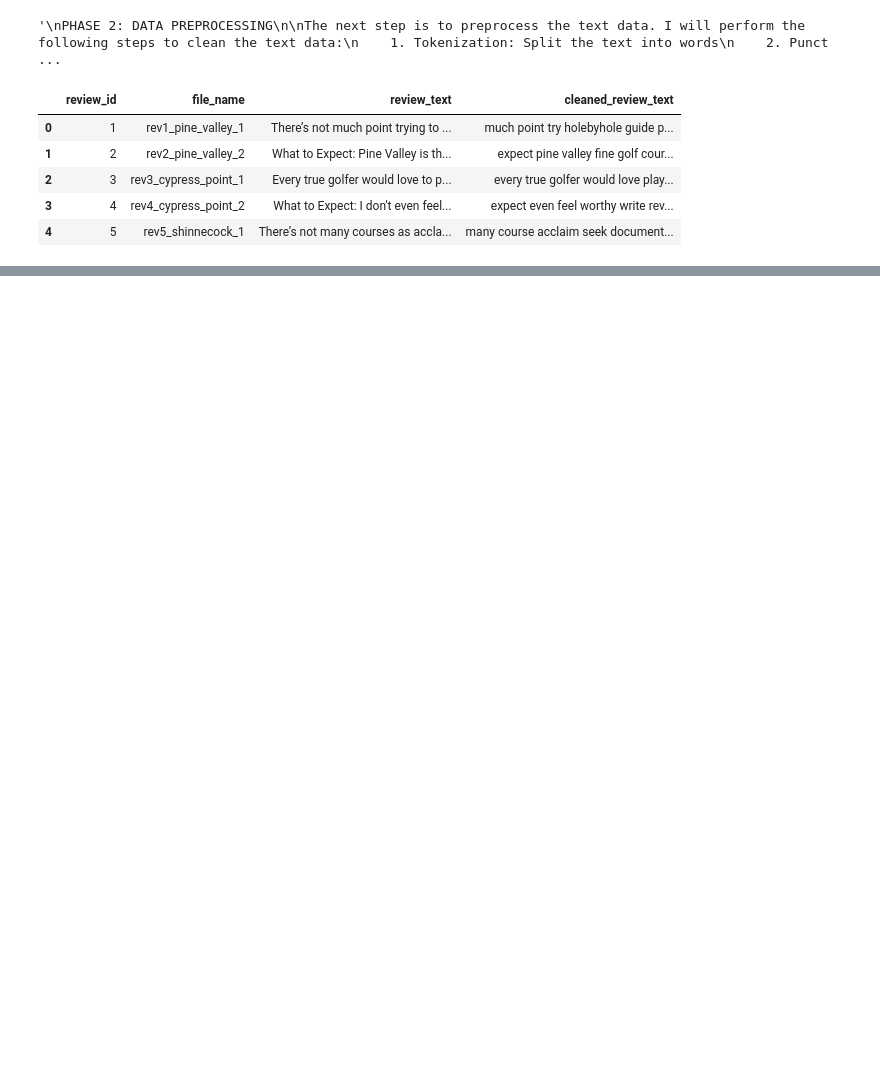
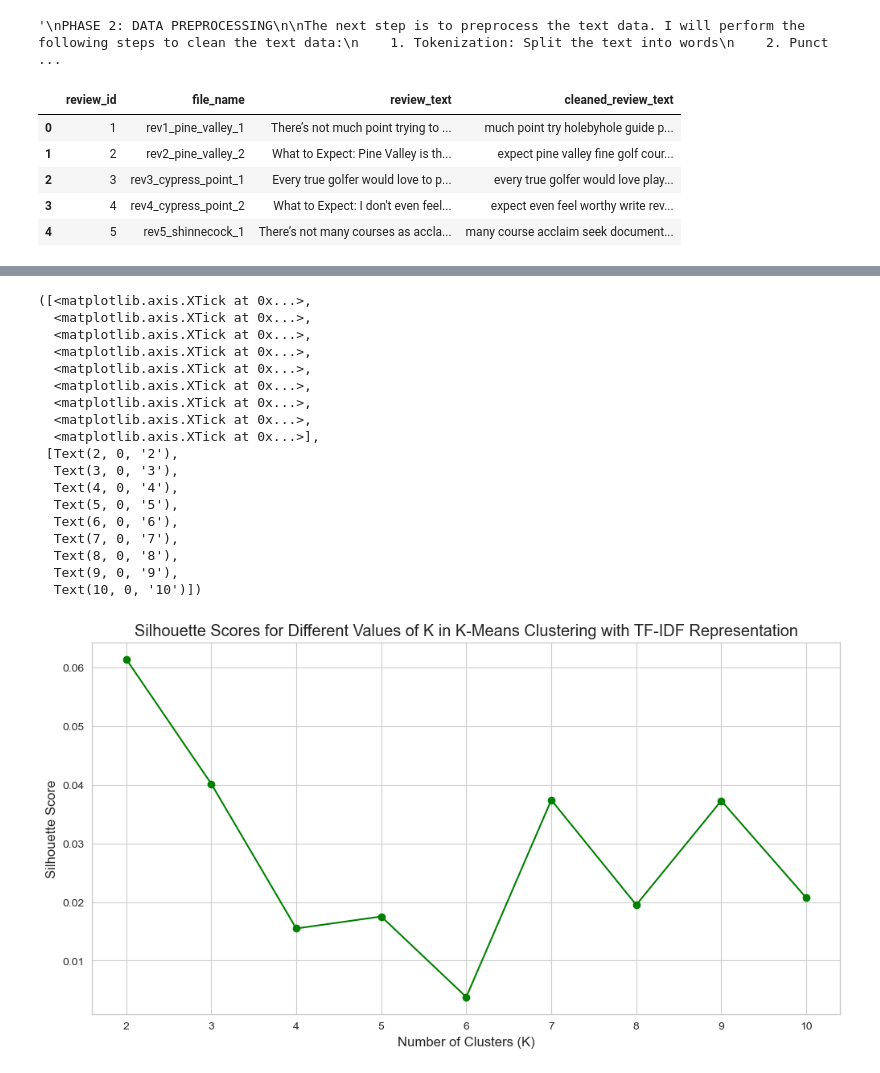
Before and after one commit to stefanjenss/Natural_Language_Processing, a Jupyter notebook: MSDS_453_Term_Project/V1_top_courses_NLP_code.ipynb, the cells around one changed output, grey strips where cells are left out. Drawn from its saved outputs; the diff is of its cells as text; code cells hidden in the pictures; blank space fills up the shorter version.

Commit message:
Working thorugh steps 1 through 5 of Phase 3.

```diff
--- a/MSDS_453_Term_Project/V1_top_courses_NLP_code.ipynb
+++ b/MSDS_453_Term_Project/V1_top_courses_NLP_code.ipynb
@@ -146,6 +149,19 @@ plt.title('Frequency Distribution of Architects for the Top 30 Golf Courses in t
 plt.xlabel('Frequency')
 plt.ylabel('Architects')
 plt.show()
+
+### 4. Create a frequency distribution for the location column ###
+# Extract the state information from the location column
+golf_course_review['state'] = golf_course_review['location'].apply(lambda x: x.split(',')[-1].strip())
+# Calculate the frequency of golf courses by state
+state_freq = golf_course_review['state'].value_counts()
+# Visualize the frequency distribution of golf courses by state
+plt.figure(figsize=(12, 6))
+sns.barplot(x=state_freq.values, y=state_freq.index, color='green')
+plt.title('Frequency Distribution of Top 30 Golf Courses by state in the U.S.')
+plt.xlabel('Frequency')
+plt.ylabel('State')
+plt.show()
 # %% [output]
 '\nPHASE 1: Exploratory Data Analysis (EDA)\n\nIn this phase, I will perform an exploratory data analysis (EDA) on the golf course review corpus to gain a better understanding of\nthe data. I will per ...
 count      60.000000
@@ -229,0 +303,48 @@ I will perform the following steps to cluster the reviews using both techniques:
+# %%
+"""
+PHASE 3 (CONTINUED): COMPARING TF-IDF AND DOC2VEC FOR TEXT REPRESENTATION AND CLUSTERING
+"""
+### 2. K-Means clustering with TF-IDF representation ###
+## Use Silhouette score to determine the optimal number of clusters ##
+# Perform K-Means clustering for each value of k
+# Initialize the list to store silhouette scores
+silhouette_scores_list = []
+# Define the range of k values to test
+k_values = range(2, 11)
+# Perform K-Means clustering for each value of k
+for k in k_values:
+    kmeans = KMeans(n_clusters=k, random_state=42)
+    cluster_labels = kmeans.fit_predict(tfidf_matrix)
+    silhouette_avg = silhouette_score(tfidf_matrix, cluster_labels)
+    silhouette_scores_list.append(silhouette_avg)
+# List the silhouette scores for each value of k
+silhouette_scores_list
+# Plot the silhouette scores for each value of k
+plt.figure(figsize=(12, 6))
+plt.plot(k_values, silhouette_scores_list, marker='o', color = 'green')
+plt.title('Silhouette Scores for Different Values of K in K-Means Clustering with TF-IDF Representation')
+plt.xlabel('Number of Clusters (K)')
+plt.ylabel('Silhouette Score')
+plt.xticks(k_values)
+plt.grid(True)
+plt.show()
+
+"""
+Interpretation:
+The silhouette scores indicate that the optimal number of clusters is 7, since this value of k has the
+highest silhouette score after 3. Therefore, I will use k=7 for the K-Means clustering with the TF-IDF
+representation.
+"""
+
+# Perform K-Means clustering with k=7
+kmeans = KMeans(n_clusters=7, random_state=42)
+cluster_labels = kmeans.fit_predict(tfidf_matrix)
+# Add the cluster labels to the DataFrame
+golf_course_review['tfidf_cluster'] = cluster_labels
+# Display the cluster labels
+golf_course_review[['review_id', 'file_name', 'tfidf_cluster']].head()
+# Calculate the number of reviews in each cluster
+cluster_counts = golf_course_review['tfidf_cluster'].value_counts().sort_index()
+# Display the number of reviews in each cluster
+cluster_counts
+# %% [output]
@@ -229,0 +366,19 @@ I will perform the following steps to cluster the reviews using both techniques:
+([<matplotlib.axis.XTick at 0x...>,
+  <matplotlib.axis.XTick at 0x...>,
+  <matplotlib.axis.XTick at 0x...>,
+  <matplotlib.axis.XTick at 0x...>,
+  <matplotlib.axis.XTick at 0x...>,
+  <matplotlib.axis.XTick at 0x...>,
+  <matplotlib.axis.XTick at 0x...>,
+  <matplotlib.axis.XTick at 0x...>,
+  <matplotlib.axis.XTick at 0x...>],
+ [Text(2, 0, '2'),
+  Text(3, 0, '3'),
+  Text(4, 0, '4'),
+  Text(5, 0, '5'),
+  Text(6, 0, '6'),
+  Text(7, 0, '7'),
+  Text(8, 0, '8'),
+  Text(9, 0, '9'),
+  Text(10, 0, '10')])
+[figure, added]
```
Also changed, not shown: parts of 7 cells of this notebook, 2 other files.
